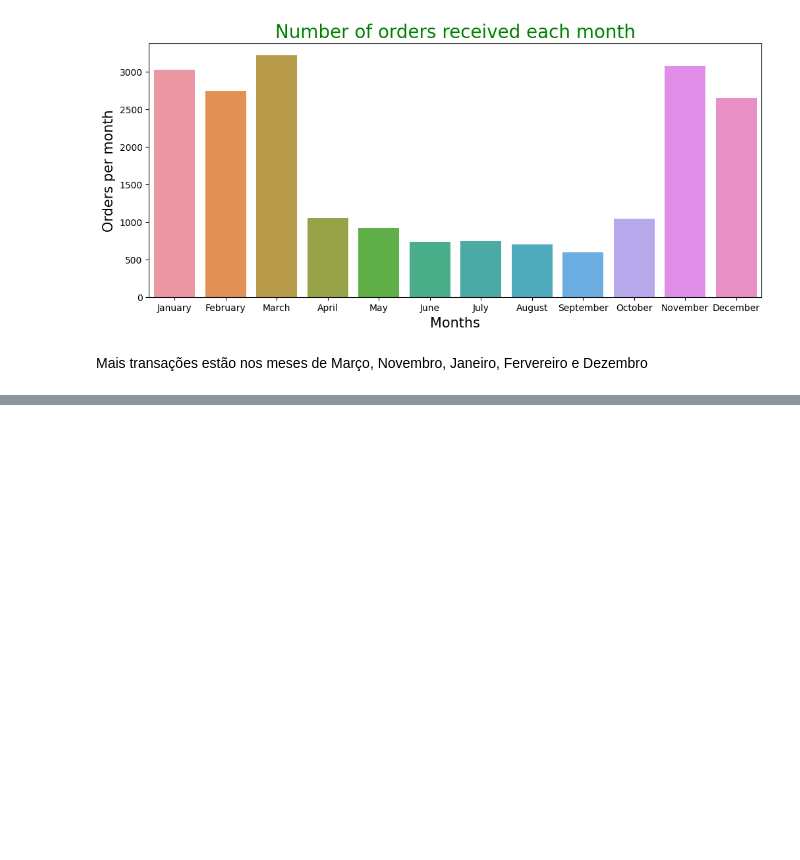
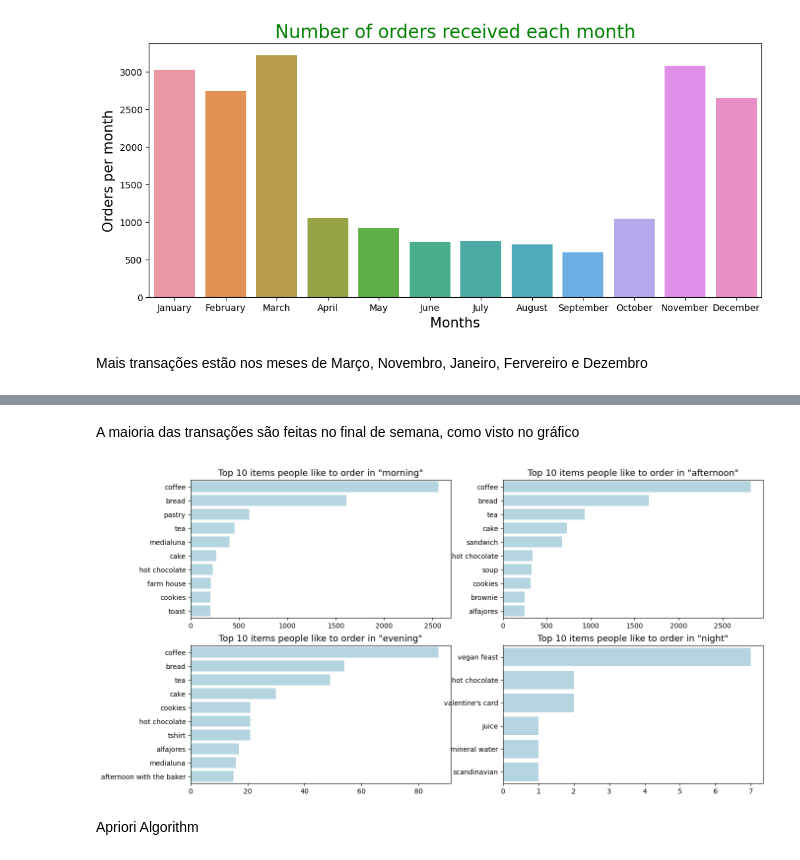
Before and after one commit to Franky03/MyCodes, a Jupyter notebook: MachineLearning/Apriori/apalgorithm.ipynb, the cells around one changed output, grey strips where cells are left out. Cells and saved outputs as stored; diff of their text form; code cells hidden in the pictures; blank space fills up the shorter version.

Commit message:
apriori rules training

```diff
--- a/MachineLearning/Apriori/apalgorithm.ipynb
+++ b/MachineLearning/Apriori/apalgorithm.ipynb
@@ -109,0 +165,20 @@ Mais transações estão nos meses de Março, Novembro, Janeiro, Fervereiro e De
+# %% [markdown]
+A maioria das transações são feitas no final de semana, como visto no gráfico
+# %%
+data= dataset.groupby(['period_day', 'Item'])['Transaction'].count().reset_index().sort_values(['period_day','Transaction'],ascending=False)
+day= ['morning','afternoon','evening','night']
+
+plt.figure(figsize=(15,8))
+for i, j in enumerate(day):
+    plt.subplot(2, 2, i+1)
+    df1= data[data.period_day==j].head(10)
+    sns.barplot(data= df1, y= df1.Item, x= df1.Transaction, color='lightblue')
+    plt.xlabel('')
+    plt.ylabel('')
+    plt.title('Top 10 items people like to order in "{}"'.format(j), size=13)
+
+plt.show()
+# %% [output]
+[figure, added]
+# %% [markdown]
+Apriori Algorithm
```
Also changed, not shown: parts of 9 cells of this notebook, 1 other file.
